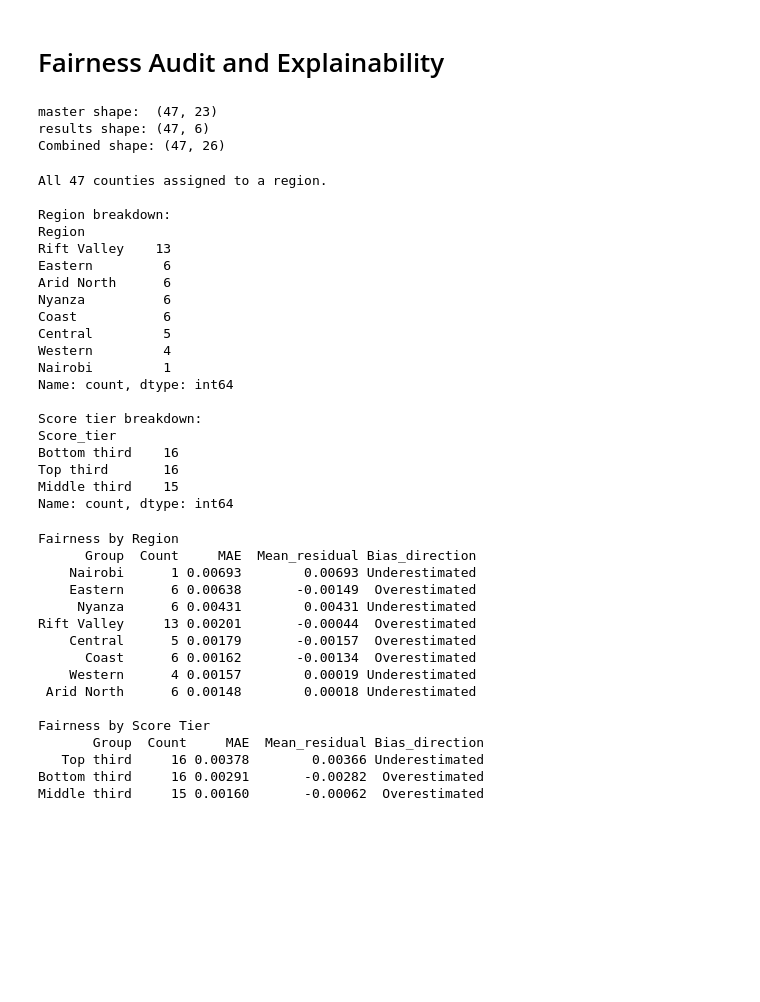
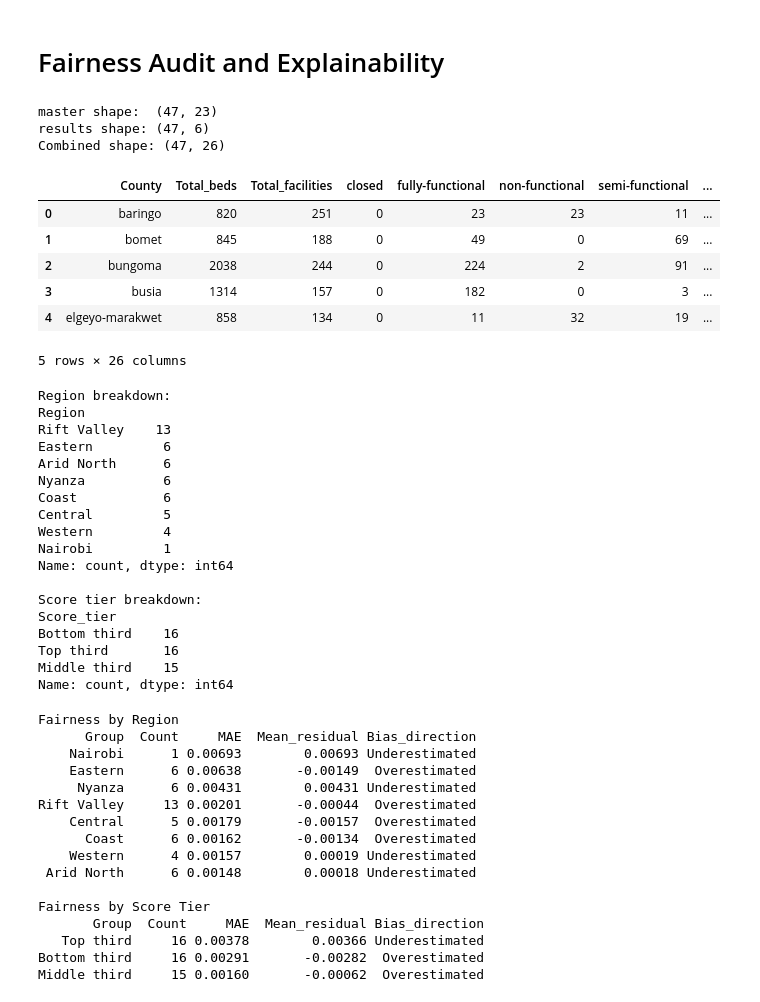
Before and after one commit to mercy-ndungu/kenya-health-fairness-audit, a Jupyter notebook: notebooks/fairness_and_explainability.ipynb, the cells around one changed output. Drawn from its saved outputs; the diff is of its cells as text; code cells hidden in the pictures; blank space fills up the shorter version.

```diff
--- a/notebooks/fairness_and_explainability.ipynb
+++ b/notebooks/fairness_and_explainability.ipynb
@@ -20,21 +22,28 @@ sns.set_style('whitegrid')
 # %%
 master  = pd.read_csv('../data/processed/county_master.csv')
 results = pd.read_csv('../data/processed/model_results.csv')
 
 print('master shape: ', master.shape)
 print('results shape:', results.shape)
 
-df = master.merge(
-    results[['County', 'Predicted', 'Residual', 'Direction']],
-    on='County'
-)
+df = master.merge(results[['County', 'Predicted', 'Residual', 'Direction']],on='County')
 
 print('Combined shape:', df.shape)
+df.head()
 # %% [output]
 master shape:  (47, 23)
 results shape: (47, 6)
 Combined shape: (47, 26)
+|  | County | Total_beds | Total_facilities | closed | fully-functional | non-functional | semi-functional | ... |
+| 0 | baringo | 820 | 251 | 0 | 23 | 23 | 11 | ... |
+| 1 | bomet | 845 | 188 | 0 | 49 | 0 | 69 | ... |
+| 2 | bungoma | 2038 | 244 | 0 | 224 | 2 | 91 | ... |
+| 3 | busia | 1314 | 157 | 0 | 182 | 0 | 3 | ... |
+| 4 | elgeyo-marakwet | 858 | 134 | 0 | 11 | 32 | 19 | ... |
+5 rows × 26 columns
 # %%
+
+
 region_map = {
     'nairobi':          'Nairobi',
     'mombasa':          'Coast',
@@ -88,10 +97,6 @@ region_map = {
 df['Region'] = df['County'].map(region_map)
 
 unmatched = df[df['Region'].isnull()]['County'].tolist()
-if unmatched:
-    print('WARNING - these counties have no region assigned:', unmatched)
-else:
-    print('All 47 counties assigned to a region.')
 
 score_33 = df['Infrastructure_score'].quantile(0.33)
 score_66 = df['Infrastructure_score'].quantile(0.66)
@@ -112,8 +117,6 @@ print(df['Region'].value_counts())
 print('\nScore tier breakdown:')
 print(df['Score_tier'].value_counts())
 # %% [output]
-All 47 counties assigned to a region.
-
 Region breakdown:
 Region
 Rift Valley    13
```
Also changed, not shown: parts of 7 cells of this notebook.
